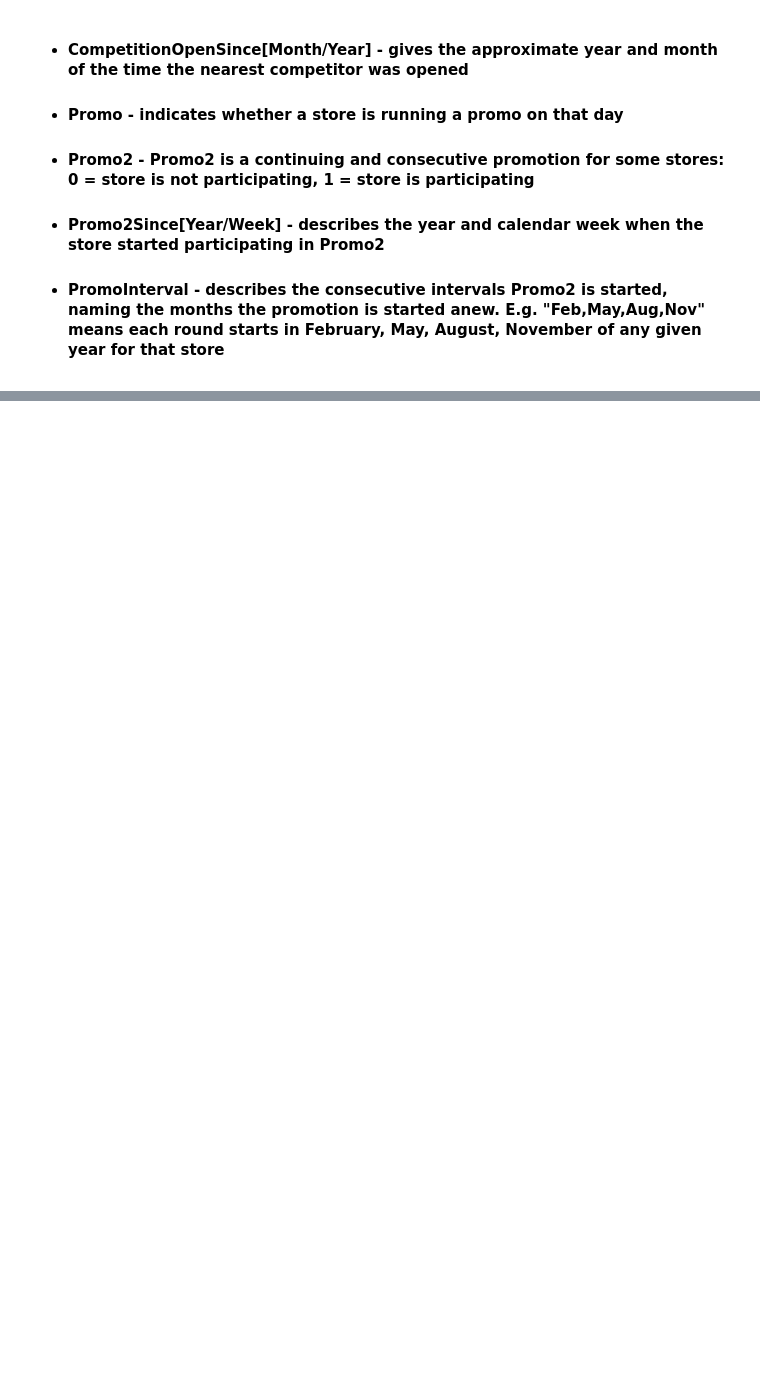
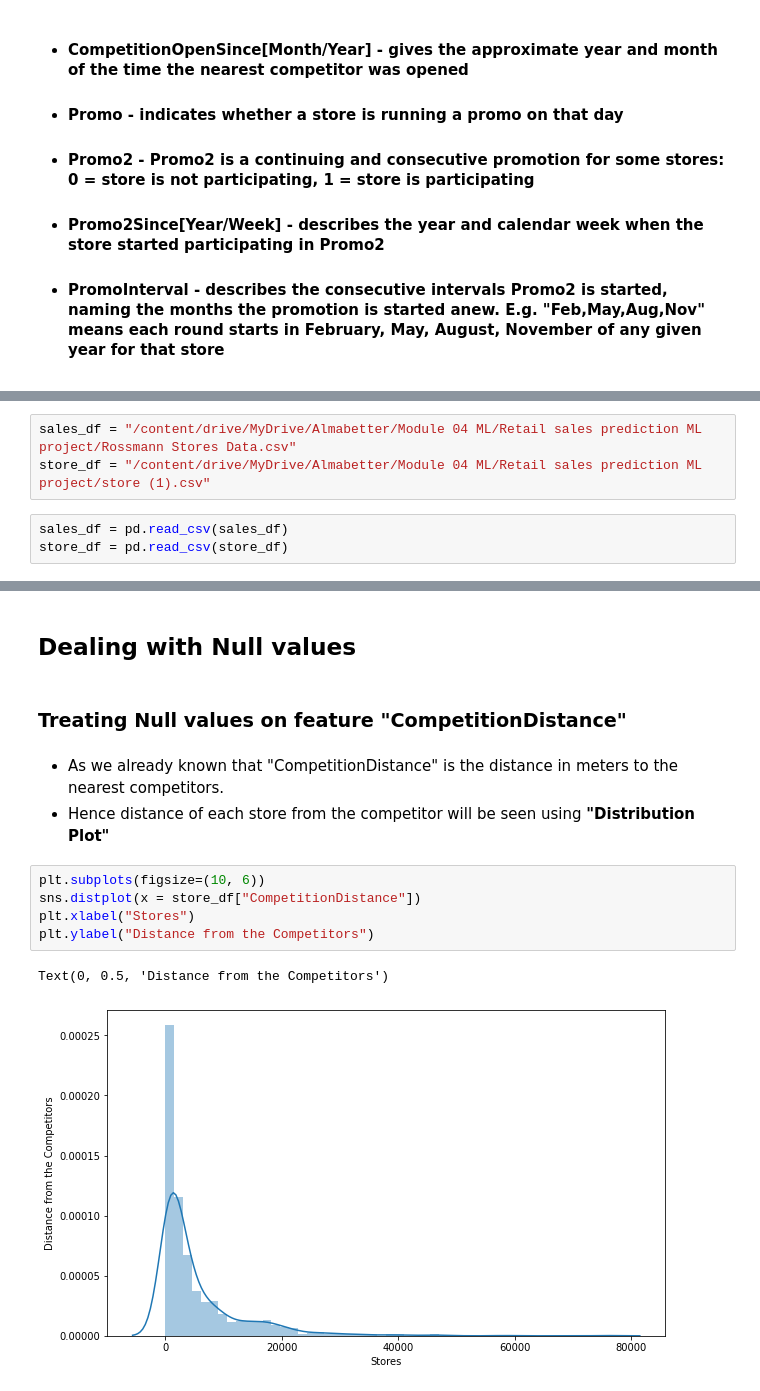
Before and after one commit to ArunPrasath1205/Retail-Sales-Prediction-ML-Project, a Jupyter notebook: Rossmann_Sales_Prediction_AP_Capstone_Project.ipynb, the cells around one changed output, grey strips where cells are left out. Cells and saved outputs as stored; diff of their text form; blank space fills up the shorter version.

```diff
--- a/Rossmann_Sales_Prediction_AP_Capstone_Project.ipynb
+++ b/Rossmann_Sales_Prediction_AP_Capstone_Project.ipynb
@@ -35,0 +49,6 @@
+# %%
+sales_df = "/content/drive/MyDrive/Almabetter/Module 04 ML/Retail sales prediction ML project/Rossmann Stores Data.csv"
+store_df = "/content/drive/MyDrive/Almabetter/Module 04 ML/Retail sales prediction ML project/store (1).csv"
+# %%
+sales_df = pd.read_csv(sales_df)
+store_df = pd.read_csv(store_df)
@@ -35,0 +182,15 @@
+# %% [markdown]
+## Dealing with Null values
+# %% [markdown]
+### Treating Null values on feature "CompetitionDistance"
+# %% [markdown]
+* As we already known that "CompetitionDistance" is the distance in meters to the nearest competitors.
+* Hence distance of each store from the competitor will be seen using **"Distribution Plot"**
+# %%
+plt.subplots(figsize=(10, 6))
+sns.distplot(x = store_df["CompetitionDistance"])
+plt.xlabel("Stores")
+plt.ylabel("Distance from the Competitors")
+# %% [output]
+Text(0, 0.5, 'Distance from the Competitors')
+[figure, added]
```
Also changed, not shown: parts of 35 cells of this notebook.
